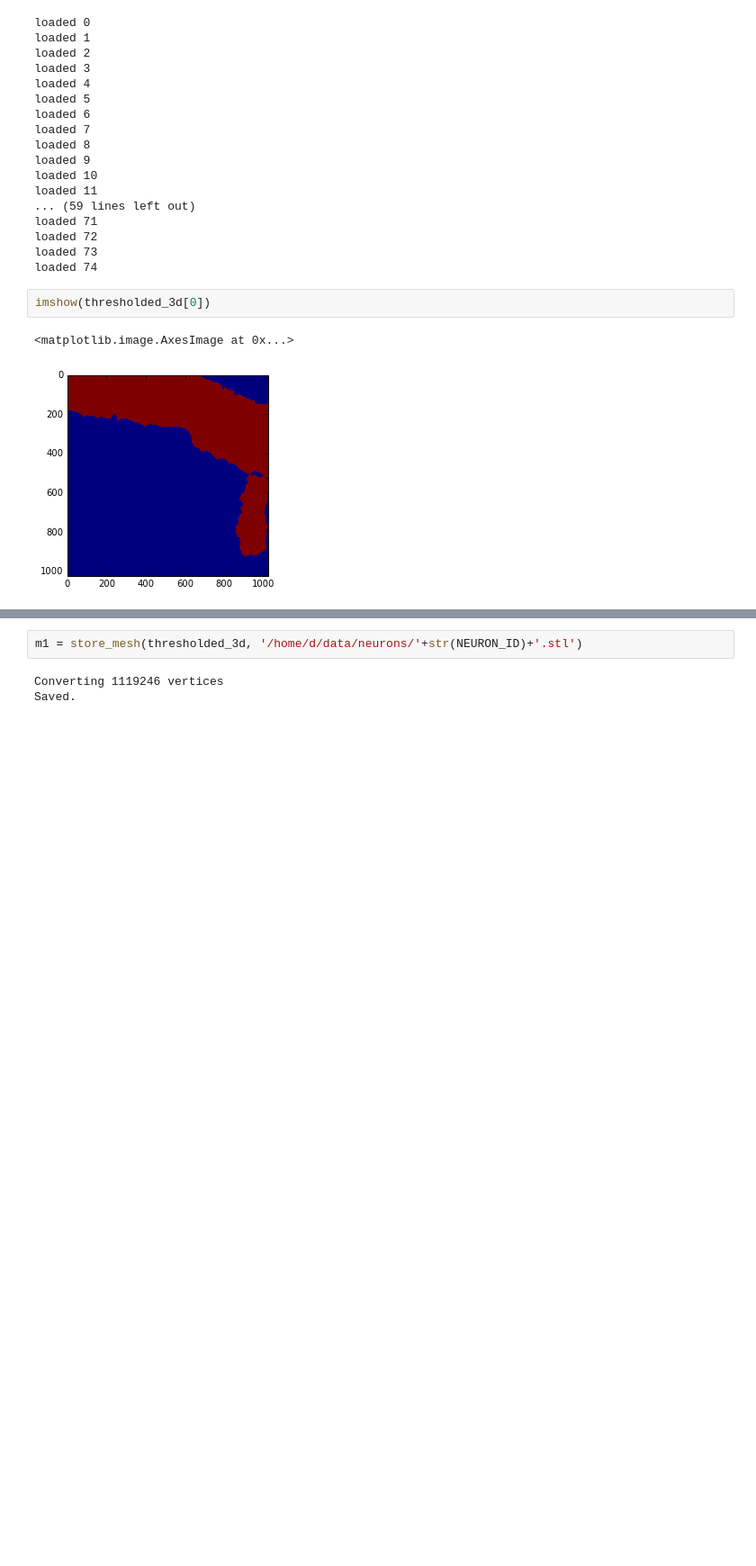
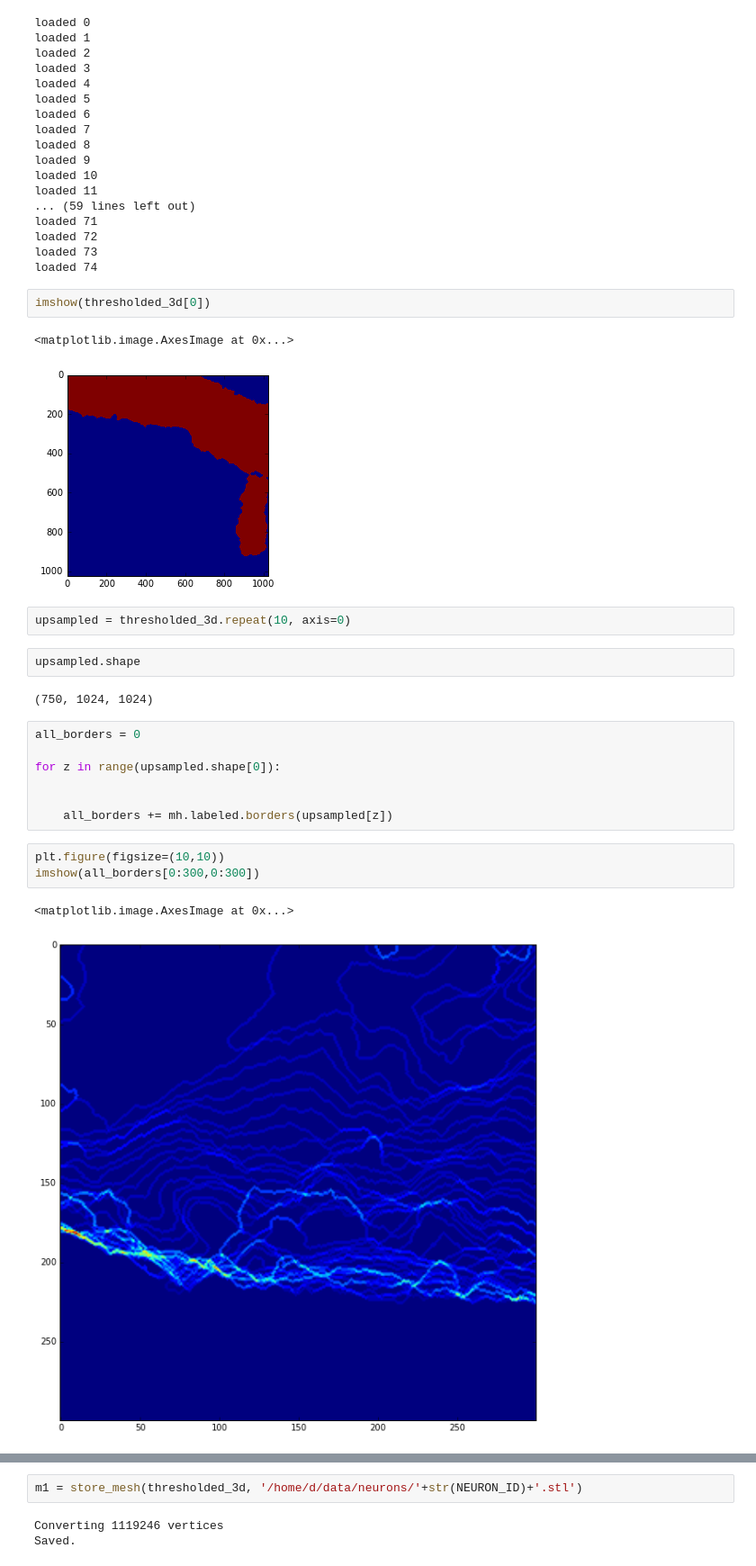
Before and after one commit to Rhoana/3dxp, a Jupyter notebook: AC3MESH.ipynb, the cells around one changed output, grey strips where cells are left out. Shown at 90% size. Drawn from its saved outputs; the diff is of its cells as text; blank space fills up the shorter version.

```diff
--- a/AC3MESH.ipynb
+++ b/AC3MESH.ipynb
@@ -99,3 +99,22 @@ imshow(thresholded_3d[0])
 # %% [output]
 <matplotlib.image.AxesImage at 0x...>
 [figure]
+# %%
+upsampled = thresholded_3d.repeat(10, axis=0)
+# %%
+upsampled.shape
+# %% [output]
+(750, 1024, 1024)
+# %%
+all_borders = 0
+
+for z in range(upsampled.shape[0]):
+
+
+    all_borders += mh.labeled.borders(upsampled[z])
+# %%
+plt.figure(figsize=(10,10))
+imshow(all_borders[0:300,0:300])
+# %% [output]
+<matplotlib.image.AxesImage at 0x...>
+[figure, added]
```
Also changed, not shown: parts of 44 cells of this notebook.
